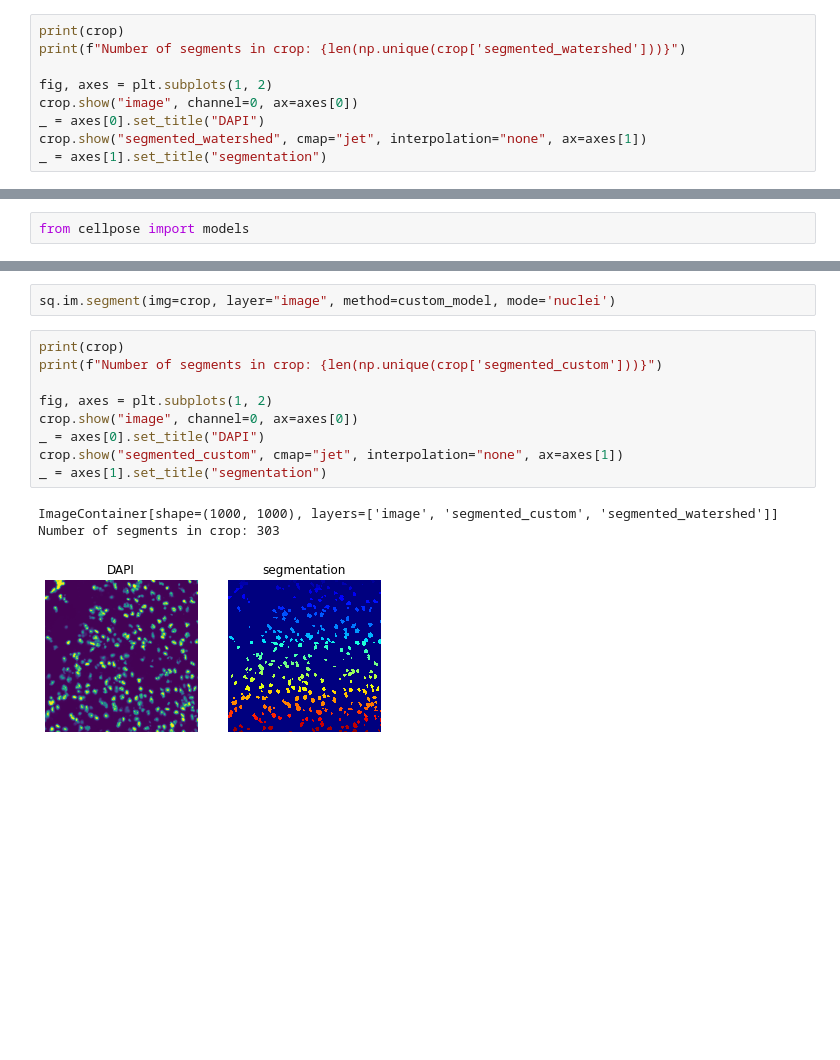
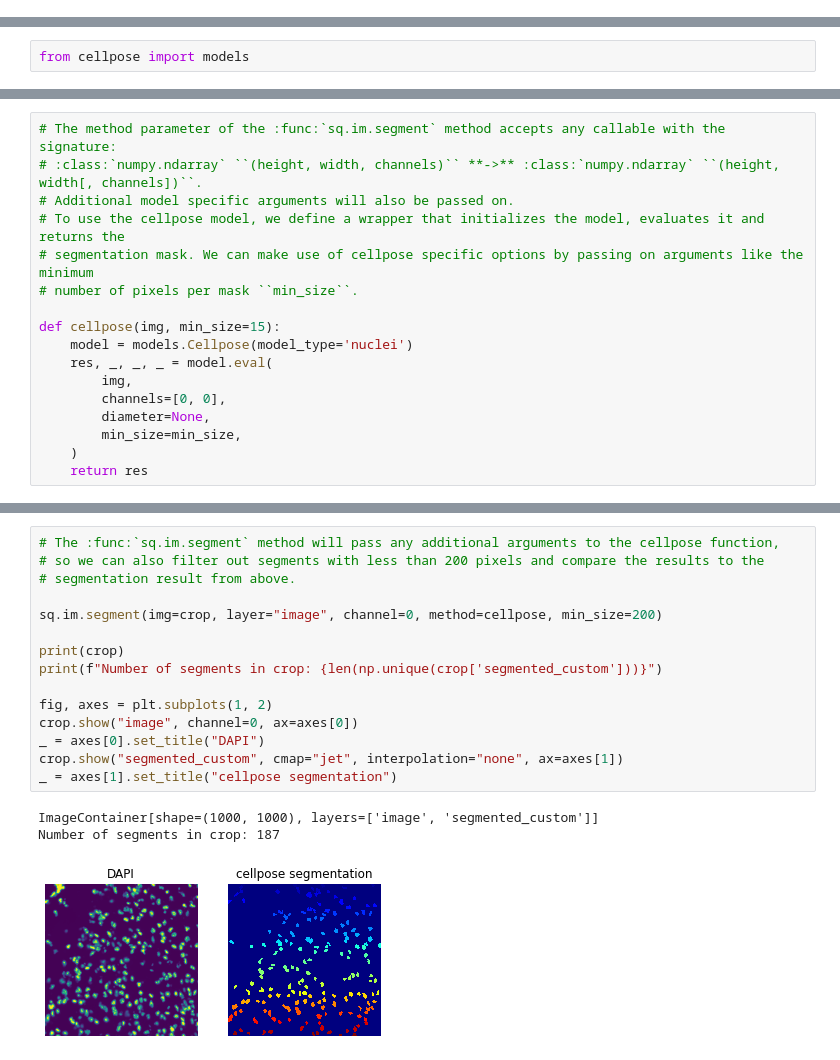
Before and after one commit to theislab/squidpy_reproducibility, a Jupyter notebook: notebooks/cellpose_segmentation.ipynb, the cells around one changed output, grey strips where cells are left out. Drawn from its saved outputs; the diff is of its cells as text; blank space fills up the shorter version.

Commit message:
added explanations and model specific arguments

```diff
--- a/notebooks/cellpose_segmentation.ipynb
+++ b/notebooks/cellpose_segmentation.ipynb
@@ -17,9 +8,0 @@ sq.im.segment(img=crop, layer="image", channel=0, method="watershed", thresh=Non
-# %%
-print(crop)
-print(f"Number of segments in crop: {len(np.unique(crop['segmented_watershed']))}")
-
-fig, axes = plt.subplots(1, 2)
-crop.show("image", channel=0, ax=axes[0])
-_ = axes[0].set_title("DAPI")
-crop.show("segmented_watershed", cmap="jet", interpolation="none", ax=axes[1])
-_ = axes[1].set_title("segmentation")
@@ -40,0 +13,17 @@ sq.im.segment(img=crop, layer="image", method=custom_model, mode='cyto')
+# %%
+# The method parameter of the :func:`sq.im.segment` method accepts any callable with the signature:
+# :class:`numpy.ndarray` ``(height, width, channels)`` **->** :class:`numpy.ndarray` ``(height, width[, channels])``.
+# Additional model specific arguments will also be passed on.
+# To use the cellpose model, we define a wrapper that initializes the model, evaluates it and returns the
+# segmentation mask. We can make use of cellpose specific options by passing on arguments like the minimum
+# number of pixels per mask ``min_size``.
+
+def cellpose(img, min_size=15):
+    model = models.Cellpose(model_type='nuclei')
+    res, _, _, _ = model.eval(
+        img,
+        channels=[0, 0],
+        diameter=None,
+        min_size=min_size,
+    )
+    return res
@@ -54,15 +63,19 @@ Number of segments in crop: 316
-# %%
-sq.im.segment(img=crop, layer="image", method=custom_model, mode='nuclei')
 # %%
+# The :func:`sq.im.segment` method will pass any additional arguments to the cellpose function,
+# so we can also filter out segments with less than 200 pixels and compare the results to the
+# segmentation result from above.
+
+sq.im.segment(img=crop, layer="image", channel=0, method=cellpose, min_size=200)
+
 print(crop)
 print(f"Number of segments in crop: {len(np.unique(crop['segmented_custom']))}")
 
 fig, axes = plt.subplots(1, 2)
 crop.show("image", channel=0, ax=axes[0])
 _ = axes[0].set_title("DAPI")
 crop.show("segmented_custom", cmap="jet", interpolation="none", ax=axes[1])
-_ = axes[1].set_title("segmentation")
+_ = axes[1].set_title("cellpose segmentation")
 # %% [output]
-ImageContainer[shape=(1000, 1000), layers=['image', 'segmented_custom', 'segmented_watershed']]
-Number of segments in crop: 303
+ImageContainer[shape=(1000, 1000), layers=['image', 'segmented_custom']]
+Number of segments in crop: 187
-[figure, old version]
+[figure, new version]
```
Also changed, not shown: parts of 15 cells of this notebook.
